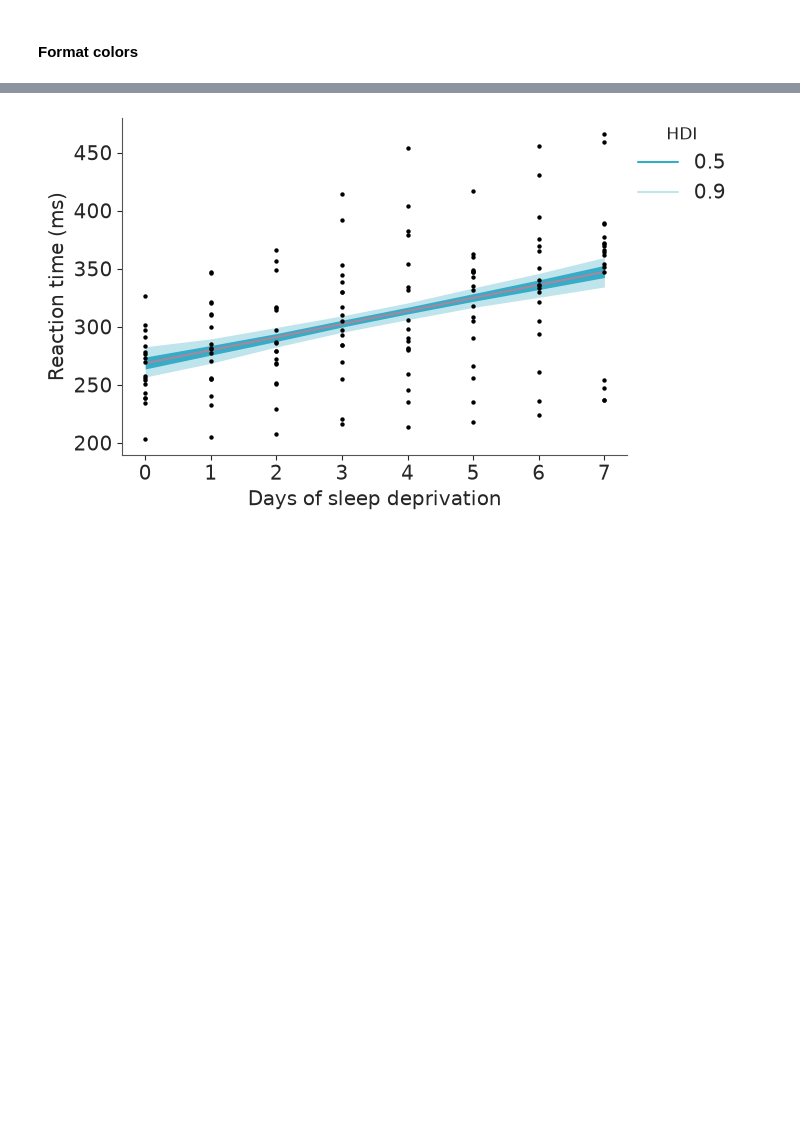
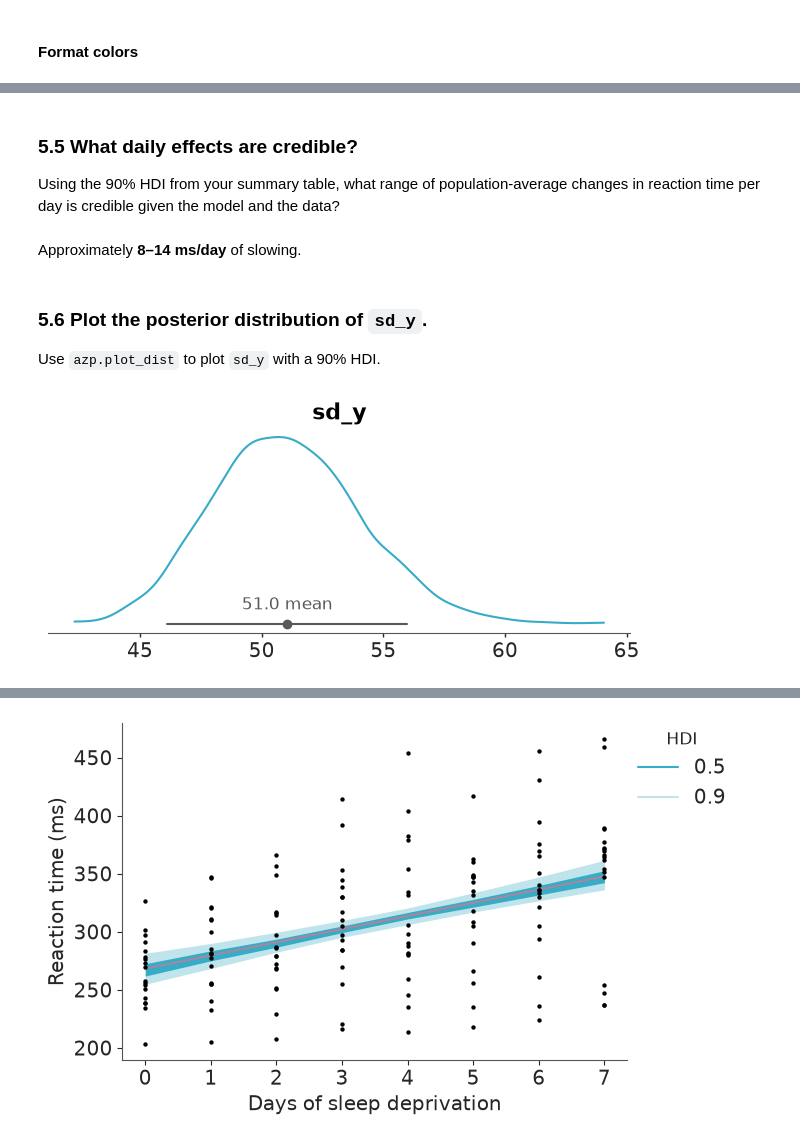
Before and after one commit to opherdonchin/BayesShortCourse, a Jupyter notebook: sleep/solved/01_linear_baseline.ipynb, the cells around one changed output, grey strips where cells are left out. Saved outputs shown, nothing was run; the diff lists cells and outputs as text; code cells hidden in the pictures; blank space fills up the shorter version.

```diff
--- a/sleep/solved/01_linear_baseline.ipynb
+++ b/sleep/solved/01_linear_baseline.ipynb
@@ -278,0 +479,19 @@ This plot shows posterior uncertainty in the population-average expected reactio
+# %% [markdown]
+### 5.5 What daily effects are credible?
+
+Using the 90% HDI from your summary table, what range of population-average changes in reaction time per day is credible given the model and the data?
+# %% [markdown]
+Approximately **8–14 ms/day** of slowing.
+# %% [markdown]
+### 5.6 Plot the posterior distribution of `sd_y`.
+
+Use `azp.plot_dist` to plot `sd_y` with a 90% HDI.
+# %%
+azp.plot_dist(
+    idata,
+    var_names=["sd_y"],
+    ci_prob=0.90,
+    ci_kind="hdi",
+);
+# %% [output]
+[figure, added]
```
Also changed, not shown: parts of 121 cells of this notebook, 3 other files.
